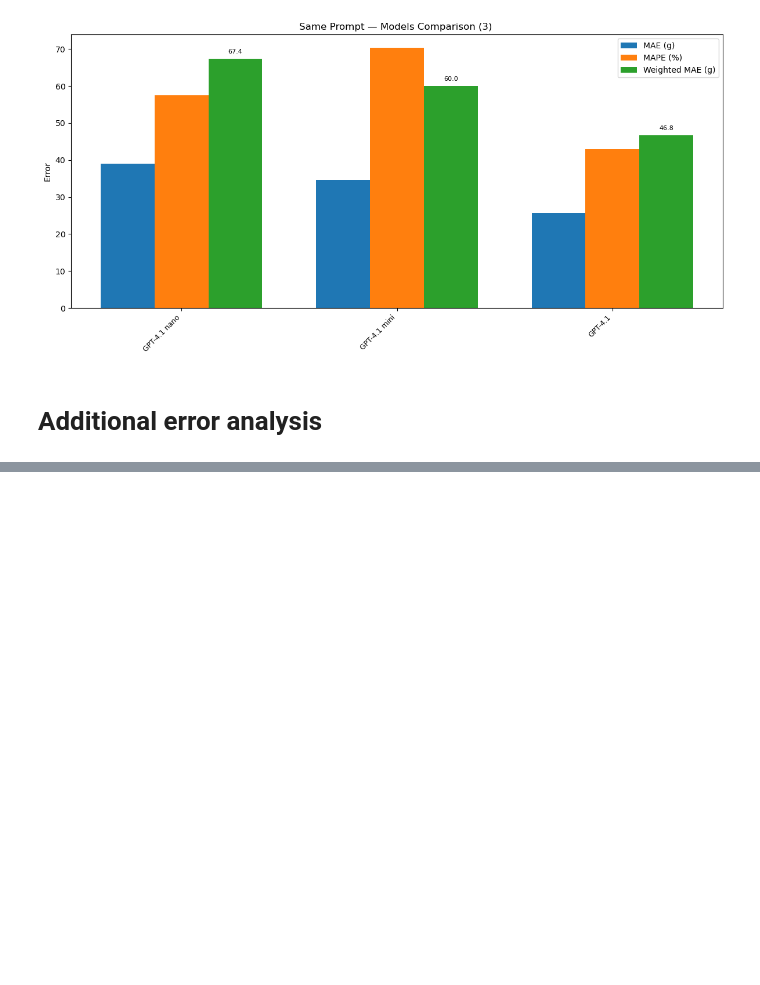
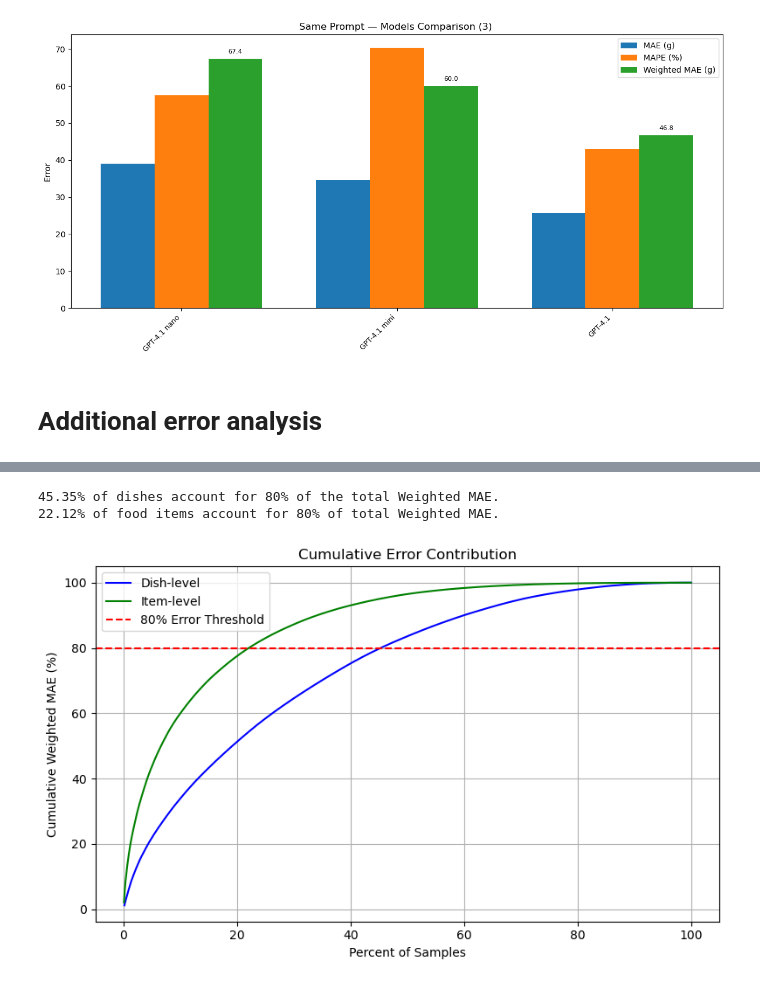
Before and after one commit to samaaraaah/volumetric-estimation-of-food-bachelor-project, a Jupyter notebook: src/visualize_results.ipynb, the cells around one changed output, grey strips where cells are left out. Saved outputs shown, nothing was run; the diff lists cells and outputs as text; code cells hidden in the pictures; blank space fills up the shorter version.

```diff
--- a/src/visualize_results.ipynb
+++ b/src/visualize_results.ipynb
@@ -198,0 +199,8 @@ analyze_and_plot(error_f, "top_80_percent_error_0522.csv", "top_80_percent_items
+# %%
+error_f = "sorted_result_c973eb45-5e06-4f8f-b3ed-632a160e655a.csv"
+
+analyze_and_plot(error_f, "top_80_percent_error_0604.csv", "top_80_percent_items_error_0604.csv", "cum_error_0604.png")
+# %% [output]
+45.35% of dishes account for 80% of the total Weighted MAE.
+22.12% of food items account for 80% of total Weighted MAE.
+[figure, added]
```
Also changed, not shown: parts of 1 cell of this notebook, 22 other files.
